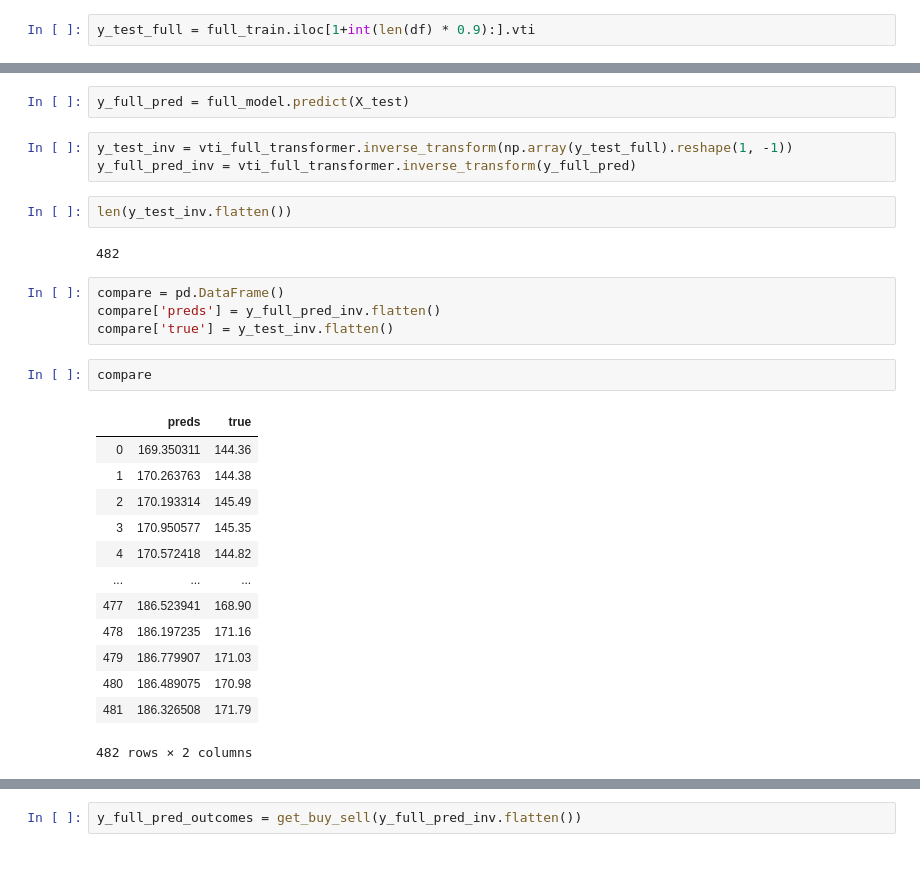
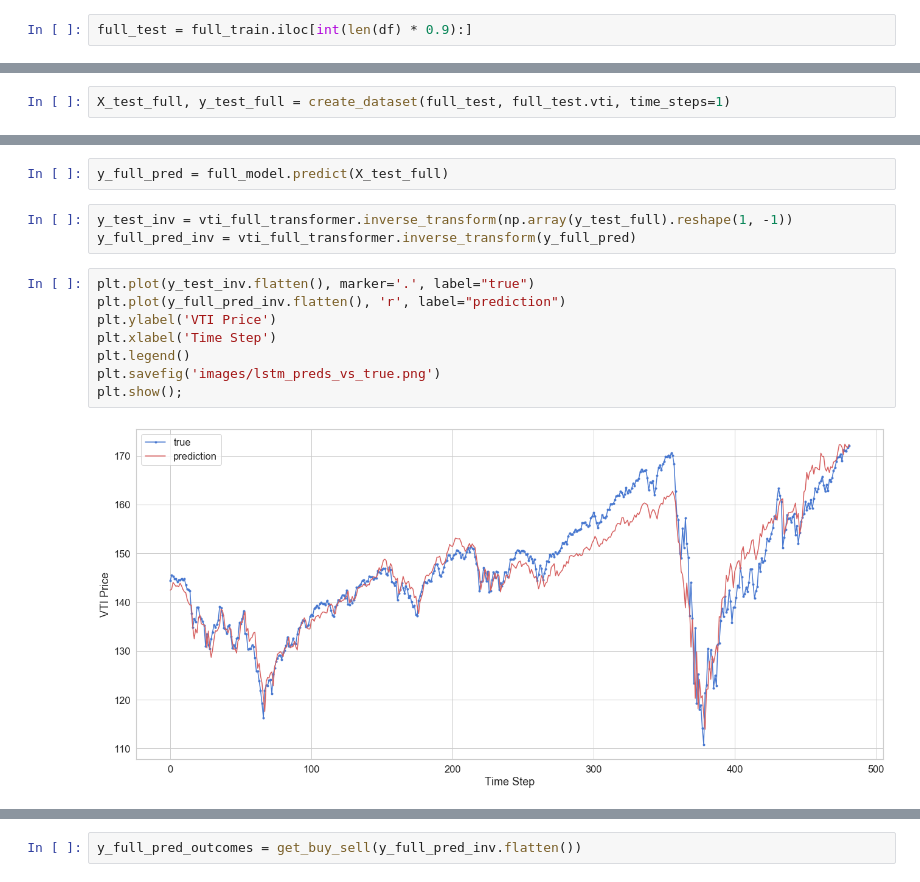
Before and after one commit to MKevinEvans/TensorFlow_stock_price_predictor, a Jupyter notebook: LSTM_Tensor_Flow_VTI.ipynb, the cells around one changed output, grey strips where cells are left out. Cells and saved outputs as stored; diff of their text form.

```diff
--- a/LSTM_Tensor_Flow_VTI.ipynb
+++ b/LSTM_Tensor_Flow_VTI.ipynb
@@ -379,5 +373,5 @@ full_train['vti'] = vti_full_transformer.transform(df[['vti']])
 # %%
-y_test_full = full_train.iloc[1+int(len(df) * 0.9):].vti
+full_test = full_train.iloc[int(len(df) * 0.9):]
 # %%
 time_steps = 1
 
@@ -390,3 +384,5 @@ print(X_full_train.shape, y_full_train.shape)
+# %%
+X_test_full, y_test_full = create_dataset(full_test, full_test.vti, time_steps=1)
 # %%
 full_model = keras.Sequential()
 full_model.add(
@@ -441,32 +442,18 @@ array([[142.90923]], dtype=float32)
 # %%
-y_full_pred = full_model.predict(X_test)
+y_full_pred = full_model.predict(X_test_full)
 # %%
 y_test_inv = vti_full_transformer.inverse_transform(np.array(y_test_full).reshape(1, -1))
 y_full_pred_inv = vti_full_transformer.inverse_transform(y_full_pred)
-# %%
-len(y_test_inv.flatten())
-# %% [output]
-482
-# %%
-compare = pd.DataFrame()
-compare['preds'] = y_full_pred_inv.flatten()
-compare['true'] = y_test_inv.flatten()
-# %%
-compare
-# %% [output]
-|  | preds | true |
-| 0 | 169.350311 | 144.36 |
-| 1 | 170.263763 | 144.38 |
-| 2 | 170.193314 | 145.49 |
-| 3 | 170.950577 | 145.35 |
-| 4 | 170.572418 | 144.82 |
-| ... | ... | ... |
-| 477 | 186.523941 | 168.90 |
-| 478 | 186.197235 | 171.16 |
-| 479 | 186.779907 | 171.03 |
-| 480 | 186.489075 | 170.98 |
-| 481 | 186.326508 | 171.79 |
-482 rows × 2 columns
+# %%
+plt.plot(y_test_inv.flatten(), marker='.', label="true")
+plt.plot(y_full_pred_inv.flatten(), 'r', label="prediction")
+plt.ylabel('VTI Price')
+plt.xlabel('Time Step')
+plt.legend()
+plt.savefig('images/lstm_preds_vs_true.png')
+plt.show();
+# %% [output]
+[figure, added]
 # %%
 print("RMSE = ", np.sqrt(mean_squared_error(y_test_inv.flatten(), y_full_pred_inv.flatten())))
 print("MAE = ", mean_absolute_error(y_test_inv.flatten(), y_full_pred_inv.flatten()))
```
Also changed, not shown: parts of 30 cells of this notebook.
